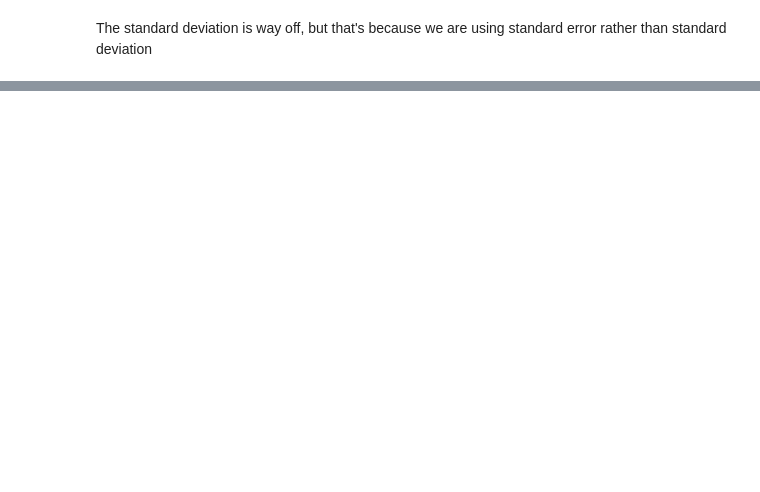
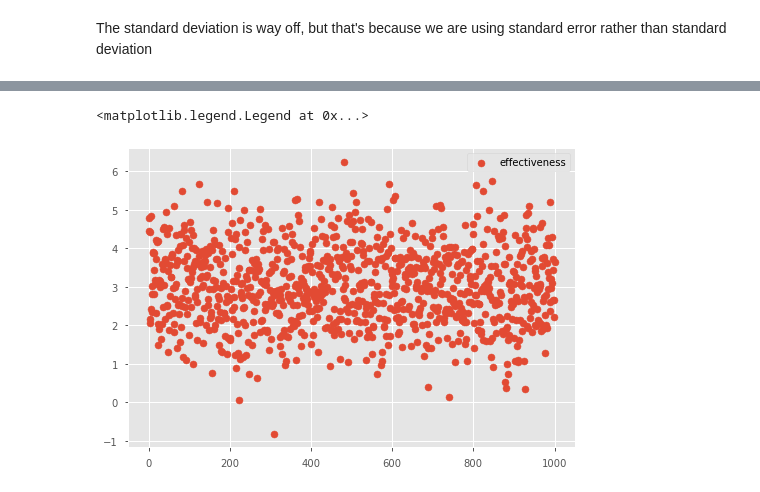
Before and after one commit to jfyu/ROS-sandbox, a Jupyter notebook: ch-5.ipynb, the cells around one changed output, grey strips where cells are left out. Drawn from its saved outputs; the diff is of its cells as text; code cells hidden in the pictures; blank space fills up the shorter version.

```diff
--- a/ch-5.ipynb
+++ b/ch-5.ipynb
@@ -352,0 +416,6 @@ plt.hist(height_diff)
+# %%
+def effective_trial(n_trial = 1000, mu = 3.0, sigma = 1.0):
+    results = []
+    for i in range(0, n_trial):
+        results.append(np.random.normal(mu, sigma))
+    return results
@@ -352,0 +433,6 @@ plt.hist(height_diff)
+# %%
+plt.scatter(x, effect_results, label='effectiveness')
+plt.legend()
+# %% [output]
+<matplotlib.legend.Legend at 0x...>
+[figure, added]
```
Also changed, not shown: parts of 76 cells of this notebook.
